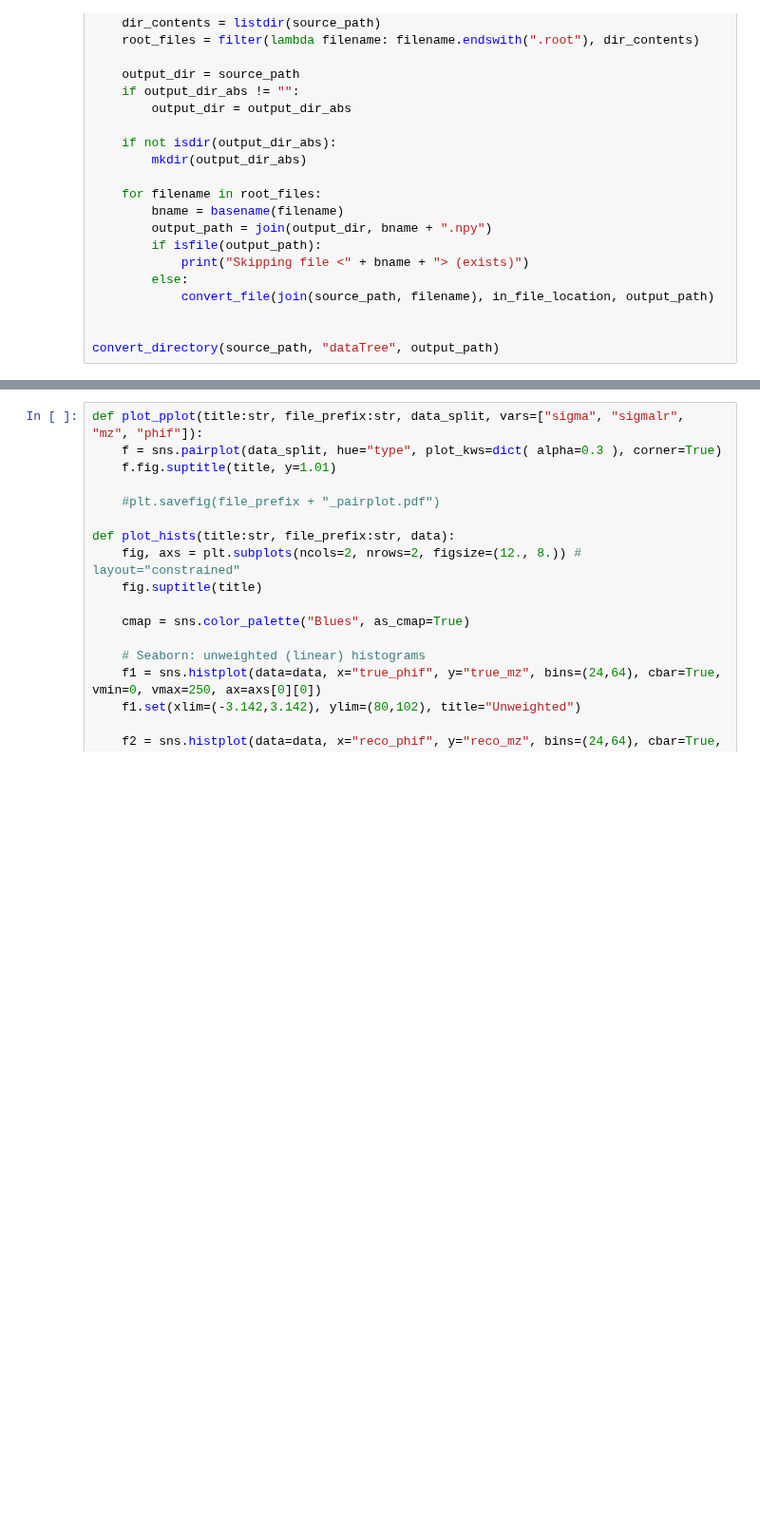
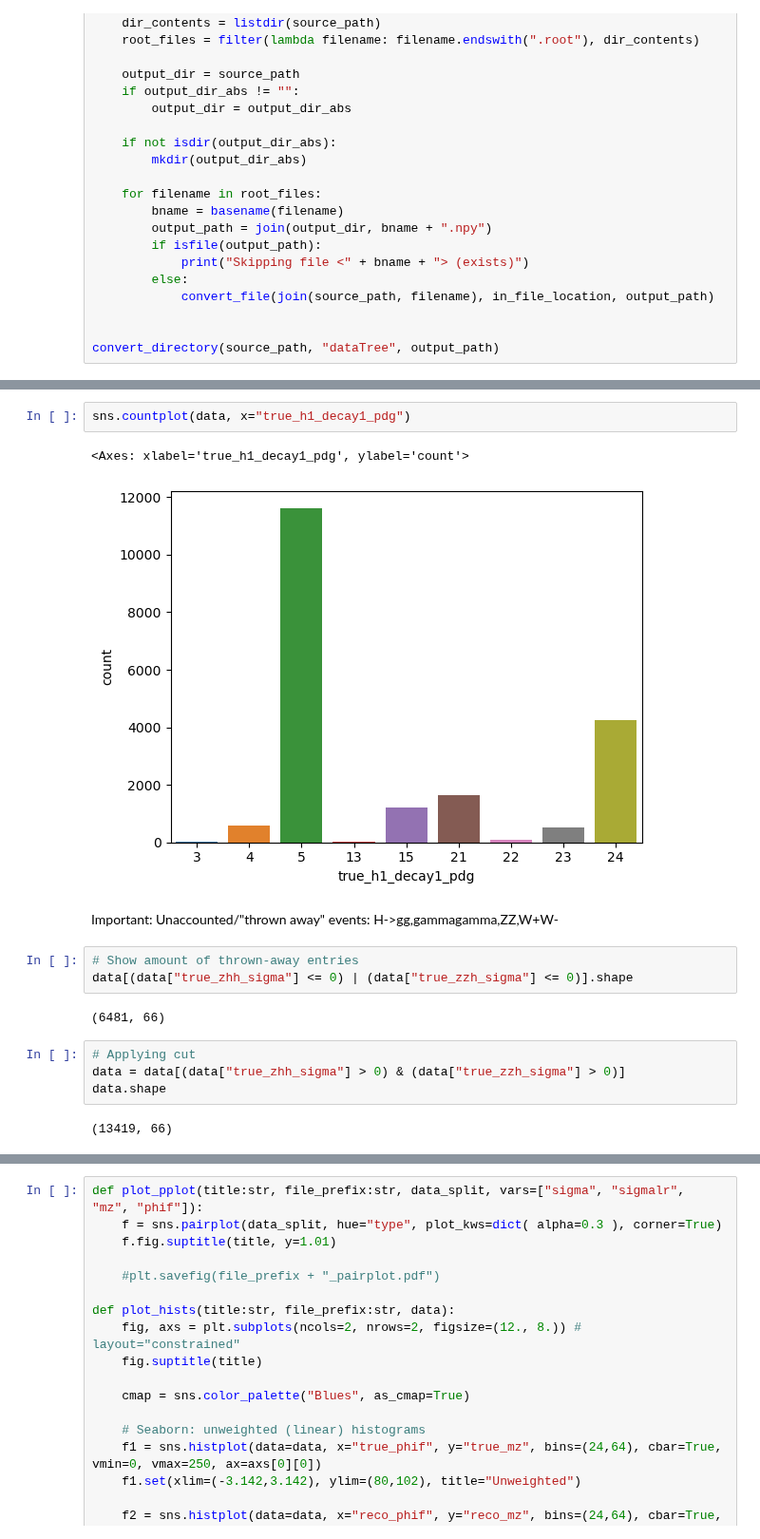
Before and after one commit to nVentis/MEM_HEP, a Jupyter notebook: view_v3.ipynb, the cells around one changed output, grey strips where cells are left out. Shown at 95% size. Cells and saved outputs as stored; diff of their text form; blank space fills up the shorter version.

```diff
--- a/view_v3.ipynb
+++ b/view_v3.ipynb
@@ -162,0 +167,18 @@ Length: 81, dtype: object
+# %%
+sns.countplot(data, x="true_h1_decay1_pdg")
+# %% [output]
+<Axes: xlabel='true_h1_decay1_pdg', ylabel='count'>
+[figure, added]
+# %% [markdown]
+Important: Unaccounted/"thrown away" events: H->gg,gammagamma,ZZ,W+W-
+# %%
+# Show amount of thrown-away entries
+data[(data["true_zhh_sigma"] <= 0) | (data["true_zzh_sigma"] <= 0)].shape
+# %% [output]
+(6481, 66)
+# %%
+# Applying cut
+data = data[(data["true_zhh_sigma"] > 0) & (data["true_zzh_sigma"] > 0)]
+data.shape
+# %% [output]
+(13419, 66)
```
Also changed, not shown: parts of 74 cells of this notebook, 5 other files.
